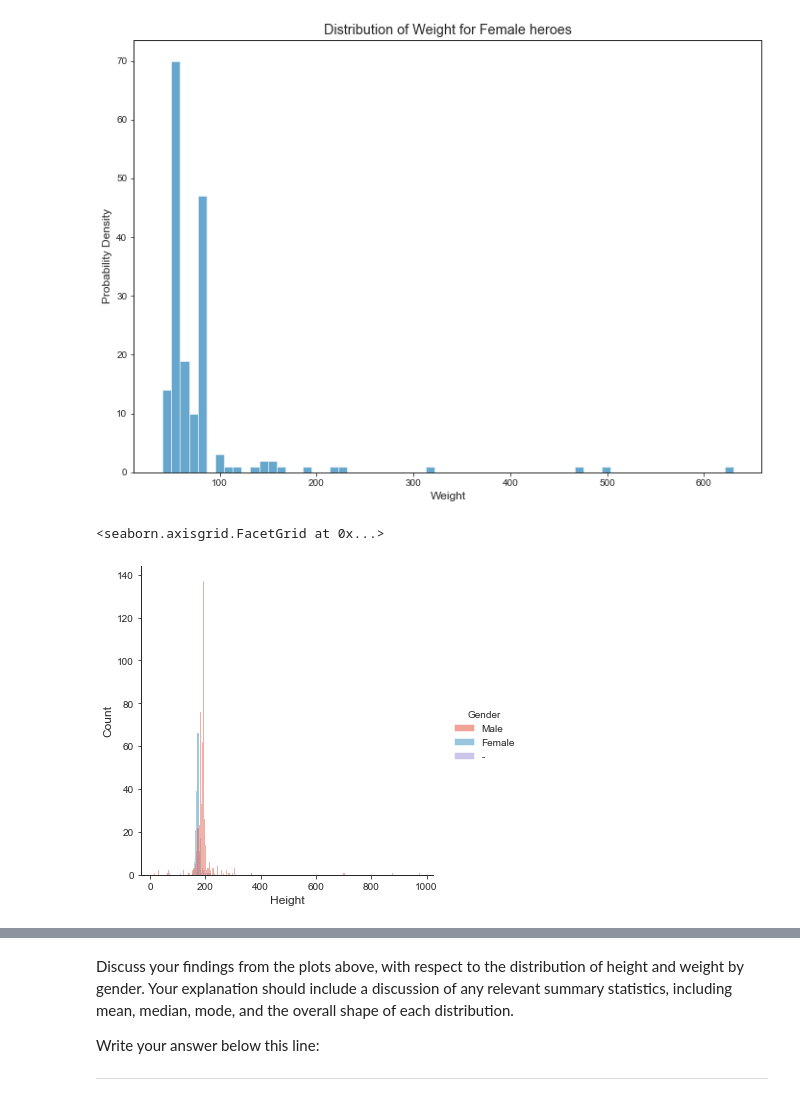
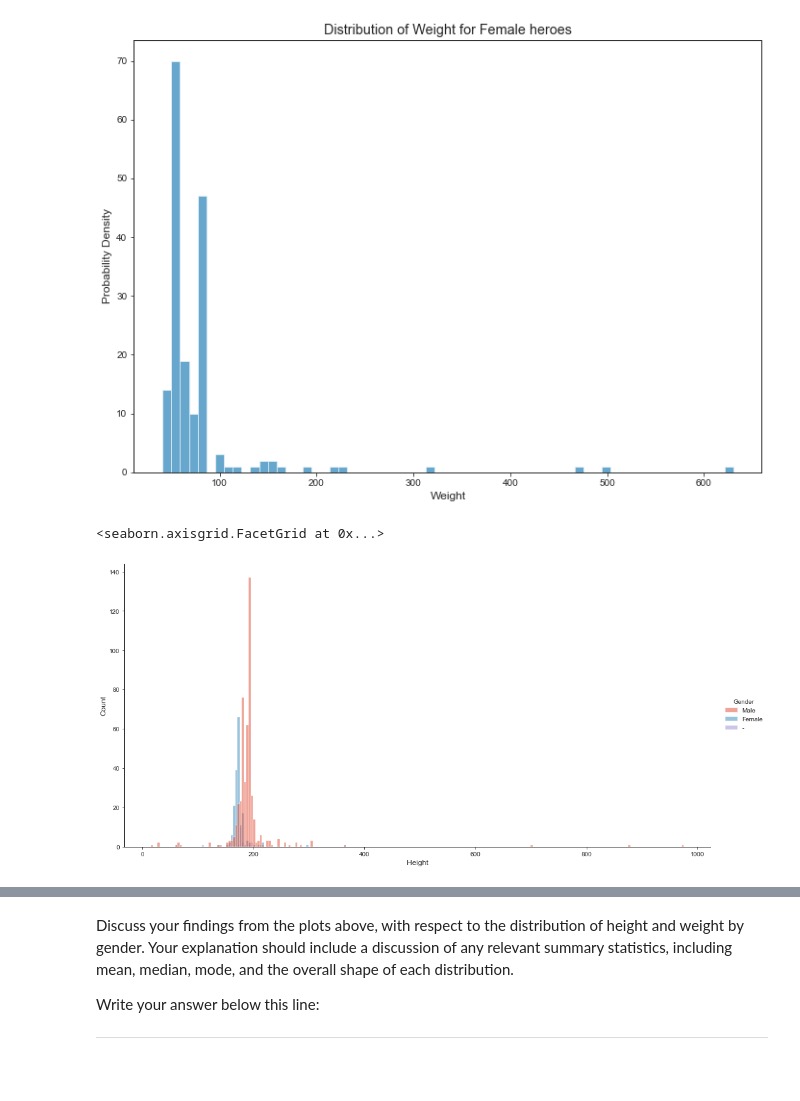
Before and after one commit to tamjid-ahsan/dsc-data-cleaning-project, a Jupyter notebook: index.ipynb, the cells around one changed output, grey strips where cells are left out. Saved outputs shown, nothing was run; the diff lists cells and outputs as text; code cells hidden in the pictures; blank space fills up the shorter version.

```diff
--- a/index.ipynb
+++ b/index.ipynb
@@ -503,8 +503,8 @@ show_distplot(female_hero,"Female","Weight")
 # %% [output]
 [figure]
 # %%
-sns.displot(data=df,x='Height',hue='Gender')
+sns.displot(data=df, x='Height', hue='Gender', height=7, aspect=2, alpha=.5)
 # %% [output]
 <seaborn.axisgrid.FacetGrid at 0x...>
-[figure, old version]
+[figure, new version]
 # %%
```
Also changed, not shown: parts of 25 cells of this notebook.
